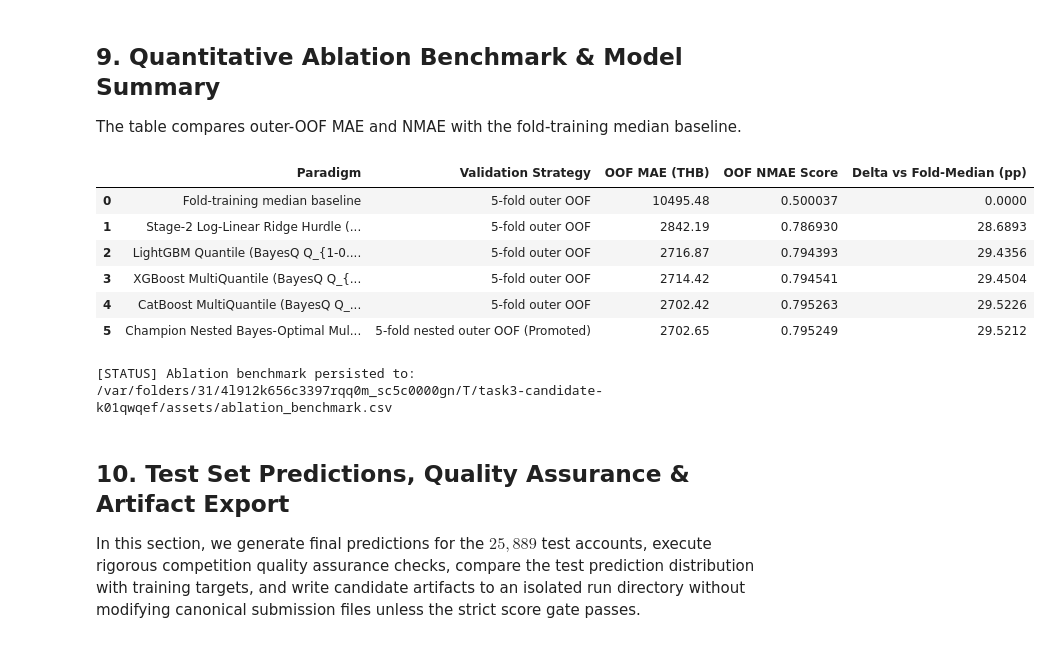
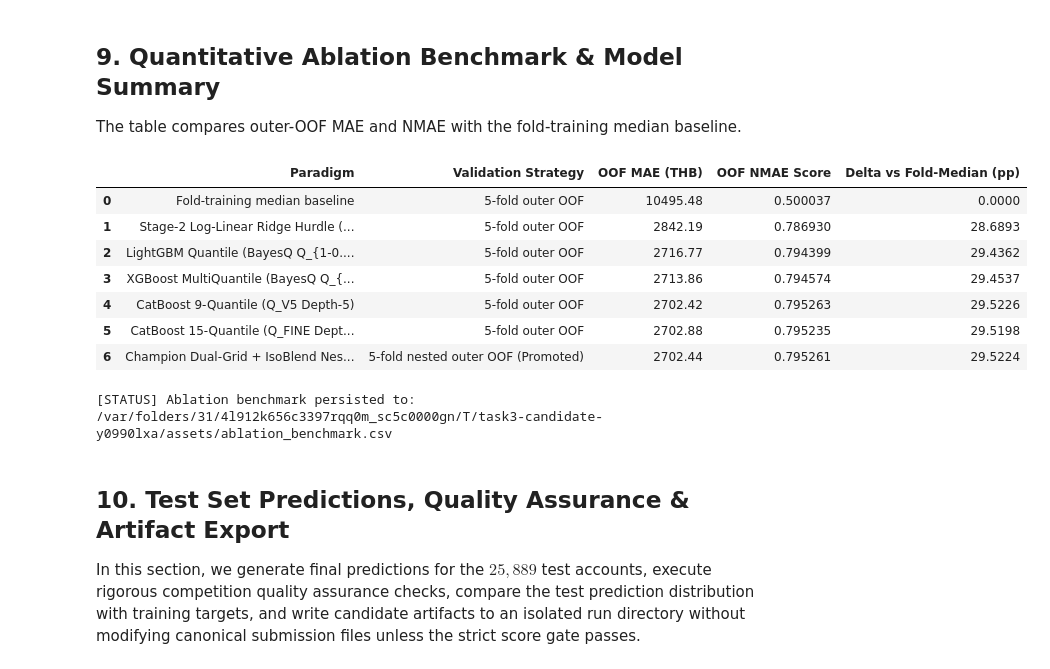
Before and after one commit to Palapluem/ml00x, a Jupyter notebook: task3/task3_monthly_spending.ipynb, the cells around one changed output. Saved outputs shown, nothing was run; the diff lists cells and outputs as text; code cells hidden in the pictures.

Commit message:
feat(run12): upgrade all 5 tasks + Task 3 dual-grid Bayes quantile hurdle (#44)

```diff
--- a/task3/task3_monthly_spending.ipynb
+++ b/task3/task3_monthly_spending.ipynb
@@ -900,37 +995,39 @@ The table compares outer-OOF MAE and NMAE with the fold-training median baseline
 # %%
 measured_ablation = [
     ("Fold-training median baseline", baseline_oof, "5-fold outer OOF"),
     ("Stage-2 Log-Linear Ridge Hurdle (Standalone)", ridge_hurdle_oof, "5-fold outer OOF"),
     ("LightGBM Quantile (BayesQ Q_{1-0.5/p})", lgb_mq_oof, "5-fold outer OOF"),
     ("XGBoost MultiQuantile (BayesQ Q_{1-0.5/p})", xgb_mq_oof, "5-fold outer OOF"),
-    ("CatBoost MultiQuantile (BayesQ Q_{1-0.5/p})", cb_mq_oof, "5-fold outer OOF"),
-    ("Champion Nested Bayes-Optimal MultiQuantile", nested_oof_pred, "5-fold nested outer OOF (Promoted)"),
+    ("CatBoost 9-Quantile (Q_V5 Depth-5)", cb_mq_oof, "5-fold outer OOF"),
+    ("CatBoost 15-Quantile (Q_FINE Depth-5)", cbf_mq_oof, "5-fold outer OOF"),
+    ("Champion Dual-Grid + IsoBlend Nested Hurdle", nested_oof_pred, "5-fold nested outer OOF (Promoted)"),
 ]
 rows = []
 for name, pred, protocol in measured_ablation:
     score = float(compute_nmae_score(y, pred))
     rows.append({
         "Paradigm": name,
         "Validation Strategy": protocol,
         "OOF MAE (THB)": round(float(mean_absolute_error(y, pred)), 2),
         "OOF NMAE Score": round(score, 6),
         "Delta vs Fold-Median (pp)": round((score - baseline_nmae) * 100.0, 4),
     })
 ablation_df = pd.DataFrame(rows)
 display(ablation_df)
 
 ablation_path = os.path.join(ASSETS_DIR, 'ablation_benchmark.csv')
 ablation_df.to_csv(ablation_path, index=False)
 print(f"[STATUS] Ablation benchmark persisted to: {ablation_path}")
 # %% [output]
 |  | Paradigm | Validation Strategy | OOF MAE (THB) | OOF NMAE Score | Delta vs Fold-Median (pp) |
 | 0 | Fold-training median baseline | 5-fold outer OOF | 10495.48 | 0.500037 | 0.0000 |
 | 1 | Stage-2 Log-Linear Ridge Hurdle (... | 5-fold outer OOF | 2842.19 | 0.786930 | 28.6893 |
-| 2 | LightGBM Quantile (BayesQ Q_{1-0.... | 5-fold outer OOF | 2716.87 | 0.794393 | 29.4356 |
-| 3 | XGBoost MultiQuantile (BayesQ Q_{... | 5-fold outer OOF | 2714.42 | 0.794541 | 29.4504 |
-| 4 | CatBoost MultiQuantile (BayesQ Q_... | 5-fold outer OOF | 2702.42 | 0.795263 | 29.5226 |
-| 5 | Champion Nested Bayes-Optimal Mul... | 5-fold nested outer OOF (Promoted) | 2702.65 | 0.795249 | 29.5212 |
+| 2 | LightGBM Quantile (BayesQ Q_{1-0.... | 5-fold outer OOF | 2716.77 | 0.794399 | 29.4362 |
+| 3 | XGBoost MultiQuantile (BayesQ Q_{... | 5-fold outer OOF | 2713.86 | 0.794574 | 29.4537 |
+| 4 | CatBoost 9-Quantile (Q_V5 Depth-5) | 5-fold outer OOF | 2702.42 | 0.795263 | 29.5226 |
+| 5 | CatBoost 15-Quantile (Q_FINE Dept... | 5-fold outer OOF | 2702.88 | 0.795235 | 29.5198 |
+| 6 | Champion Dual-Grid + IsoBlend Nes... | 5-fold nested outer OOF (Promoted) | 2702.44 | 0.795261 | 29.5224 |
-[STATUS] Ablation benchmark persisted to: /var/folders/31/4l912k656c3397rqq0m_sc5c0000gn/T/task3-candidate-k01qwqef/assets/ablation_benchmark.csv
+[STATUS] Ablation benchmark persisted to: /var/folders/31/4l912k656c3397rqq0m_sc5c0000gn/T/task3-candidate-y0990lxa/assets/ablation_benchmark.csv
 # %% [markdown]
 ## 10. Test Set Predictions, Quality Assurance & Artifact Export
 
```
Also changed, not shown: parts of 9 cells of this notebook, 6 other files.
